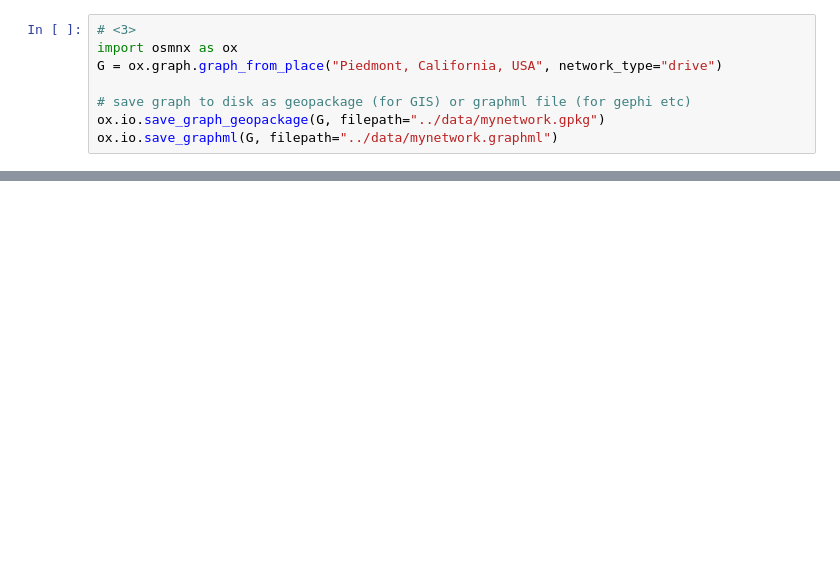
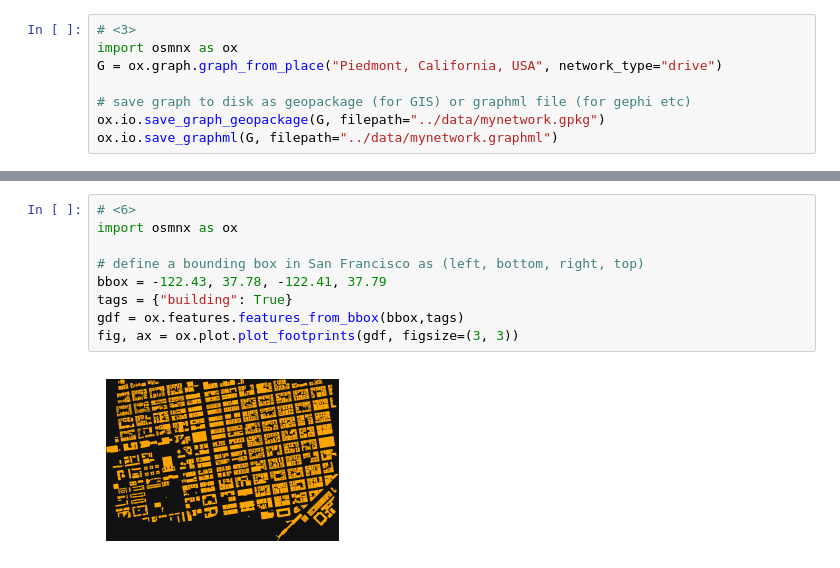
Before and after one commit to saasghari/OSMnx, a Jupyter notebook: src/OSMnx_test.ipynb, the cells around one changed output, grey strips where cells are left out. Drawn from its saved outputs; the diff is of its cells as text; blank space fills up the shorter version.

```diff
--- a/src/OSMnx_test.ipynb
+++ b/src/OSMnx_test.ipynb
@@ -71,0 +130,11 @@ ox.io.save_graphml(G, filepath="../data/mynetwork.graphml")
+# %%
+# <6>
+import osmnx as ox
+
+# define a bounding box in San Francisco as (left, bottom, right, top)
+bbox = -122.43, 37.78, -122.41, 37.79
+tags = {"building": True}
+gdf = ox.features.features_from_bbox(bbox,tags)
+fig, ax = ox.plot.plot_footprints(gdf, figsize=(3, 3))
+# %% [output]
+[figure, added]
```
Also changed, not shown: parts of 9 cells of this notebook, 11 other files.
